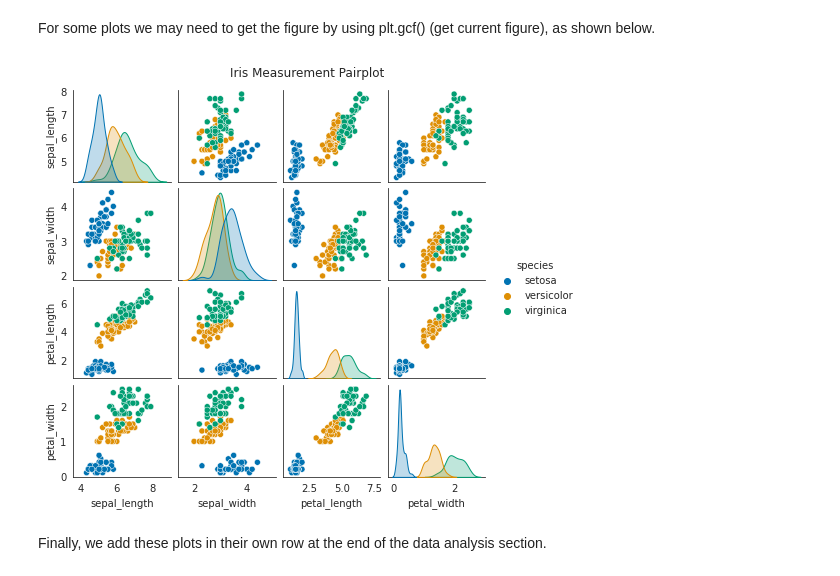
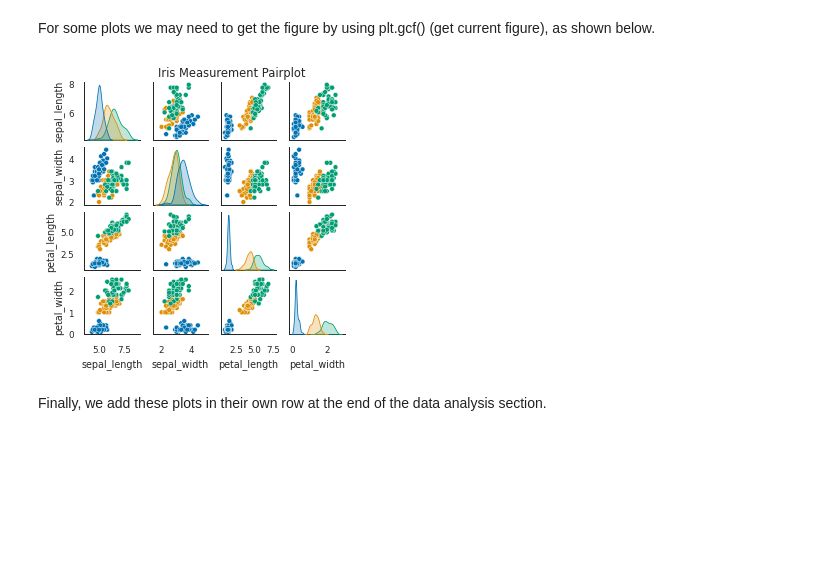
Before and after one commit to domvwt/esparto, a Jupyter notebook: docs/examples/iris-report.ipynb, the cells around one changed output. Cells and saved outputs as stored; diff of their text form; code cells hidden in the pictures; blank space fills up the shorter version.

```diff
--- a/docs/examples/iris-report.ipynb
+++ b/docs/examples/iris-report.ipynb
@@ -202,7 +202,8 @@ sns.set_style("white")
 # %%
 df.species = df.species.astype("category")
 # %%
-fig, ax = plt.subplots(figsize=(8, 5))
+plt.style.use("seaborn-paper")
+fig, ax = plt.subplots(figsize=[4.5, 3])
 
 for i, s in enumerate(df.species.cat.categories):
     plot_data = df.loc[df.species == s]
@@ -227,13 +228,15 @@ scatter_fig
 # %% [markdown]
 For some plots we may need to get the figure by using plt.gcf() (get current figure), as shown below.
 # %%
-sns.pairplot(df, hue="species", height=1.6)
+sns.set_context("paper")
+ax = sns.pairplot(df, hue="species", height=1.1)
+ax.legend.remove()
 fig = plt.gcf()
 fig.subplots_adjust(top=0.93)
 fig.suptitle("Iris Measurement Pairplot")
 pairplot_fig = es.FigureMpl(fig)
 # %% [output]
-[figure, old version]
+[figure, new version]
 # %% [markdown]
 Finally, we add these plots in their own row at the end of the data analysis section.
 # %%
```
Also changed, not shown: parts of 2 cells of this notebook, 25 other files.
